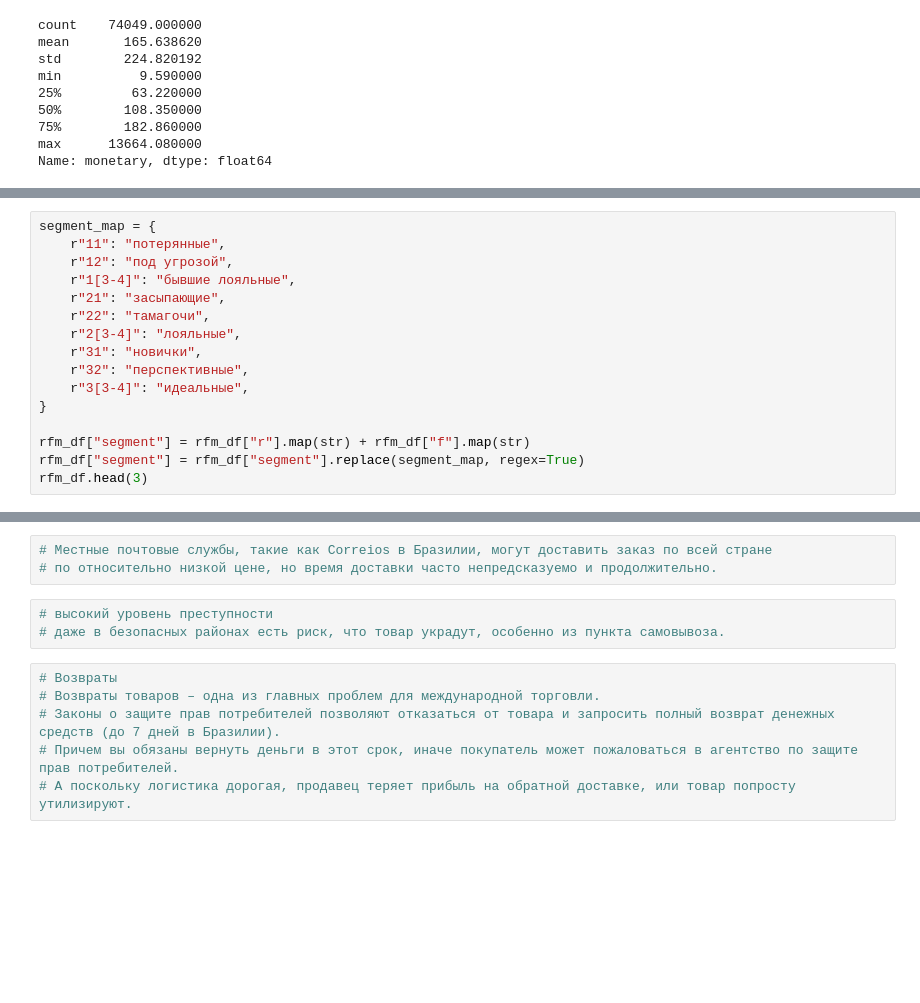
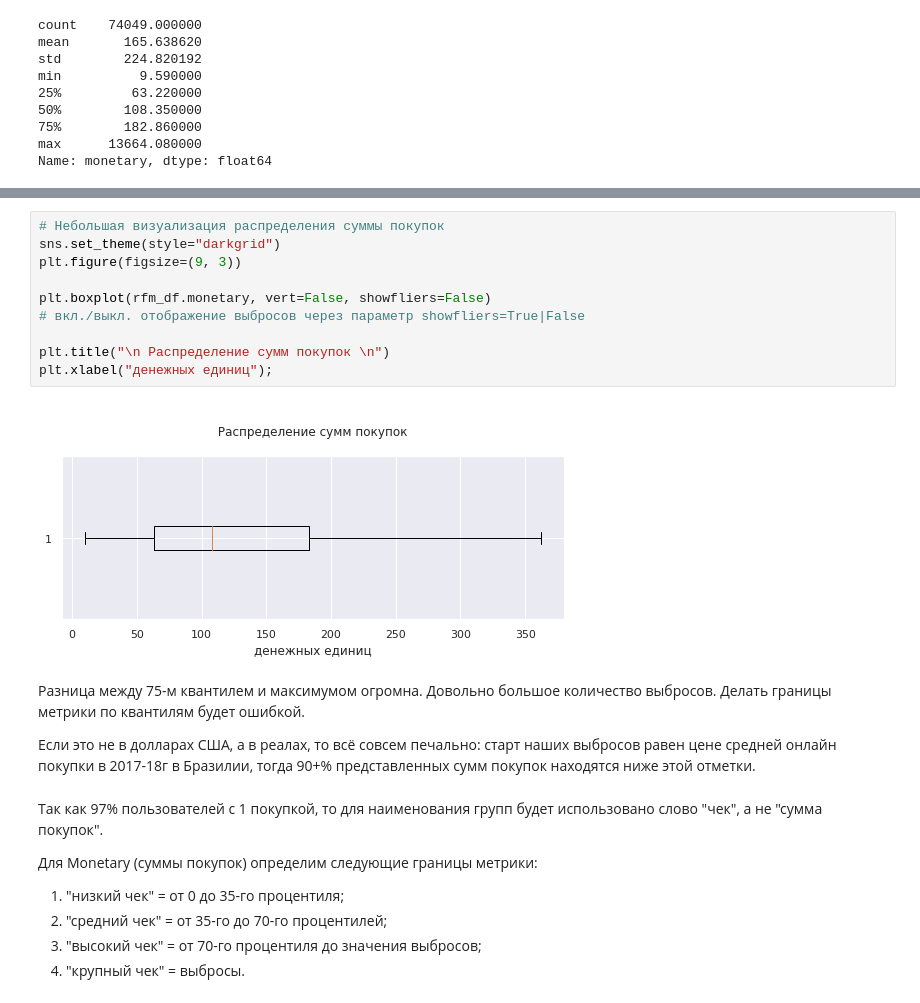
Before and after one commit to dh83/Olist_research, a Jupyter notebook: kc_proj_01.ipynb, the cells around one changed output, grey strips where cells are left out. Drawn from its saved outputs; the diff is of its cells as text; blank space fills up the shorter version.

```diff
--- a/kc_proj_01.ipynb
+++ b/kc_proj_01.ipynb
@@ -1320,16 +1152,0 @@ Recency=1 (от полугода до года), frequency=1 (одна поку
-# %%
-segment_map = {
-    r"11": "потерянные",
-    r"12": "под угрозой",
-    r"1[3-4]": "бывшие лояльные",
-    r"21": "засыпающие",
-    r"22": "тамагочи",
-    r"2[3-4]": "лояльные",
-    r"31": "новички",
-    r"32": "перспективные",
-    r"3[3-4]": "идеальные",
-}
-
-rfm_df["segment"] = rfm_df["r"].map(str) + rfm_df["f"].map(str)
-rfm_df["segment"] = rfm_df["segment"].replace(segment_map, regex=True)
-rfm_df.head(3)
@@ -1477,12 +1153,25 @@ RFM-аналитика помогает онлайн бизнесу повыша
-# %%
-# Местные почтовые службы, такие как Correios в Бразилии, могут доставить заказ по всей стране
-# по относительно низкой цене, но время доставки часто непредсказуемо и продолжительно.
-# %%
-# высокий уровень преступности
-# даже в безопасных районах есть риск, что товар украдут, особенно из пункта самовывоза.
-# %%
-# Возвраты
-# Возвраты товаров – одна из главных проблем для международной торговли.
-# Законы о защите прав потребителей позволяют отказаться от товара и запросить полный возврат денежных средств (до 7 дней в Бразилии).
-# Причем вы обязаны вернуть деньги в этот срок, иначе покупатель может пожаловаться в агентство по защите прав потребителей.
-# А поскольку логистика дорогая, продавец теряет прибыль на обратной доставке, или товар попросту утилизируют.
+# %%
+# Небольшая визуализация распределения суммы покупок
+sns.set_theme(style="darkgrid")
+plt.figure(figsize=(9, 3))
+
+plt.boxplot(rfm_df.monetary, vert=False, showfliers=False)
+# вкл./выкл. отображение выбросов через параметр showfliers=True|False
+
+plt.title("\n Распределение сумм покупок \n")
+plt.xlabel("денежных единиц");
+# %% [output]
+[figure, added]
+# %% [markdown]
+Разница между 75-м квантилем и максимумом огромна. Довольно большое количество выбросов.
+Делать границы метрики по квантилям будет ошибкой.
+
+Eсли это не в долларах США, а в реалах, то всё совсем печально: старт наших выбросов равен цене средней онлайн покупки в 2017-18г в Бразилии, тогда 90+% представленных сумм покупок находятся ниже этой отметки.
+# %% [markdown]
+Так как 97% пользователей с 1 покупкой, то для наименования групп будет использовано слово "чек", а не "сумма покупок".
+
+Для Monetary (суммы покупок) определим следующие границы метрики:
+1) "низкий чек"  = от 0 до 35-го процентиля;
+2) "средний чек" = от 35-го до 70-го процентилей;
+3) "высокий чек" = от 70-го процентиля до значения выбросов;
+4) "крупный чек" = выбросы.
```
Also changed, not shown: parts of 117 cells of this notebook.
